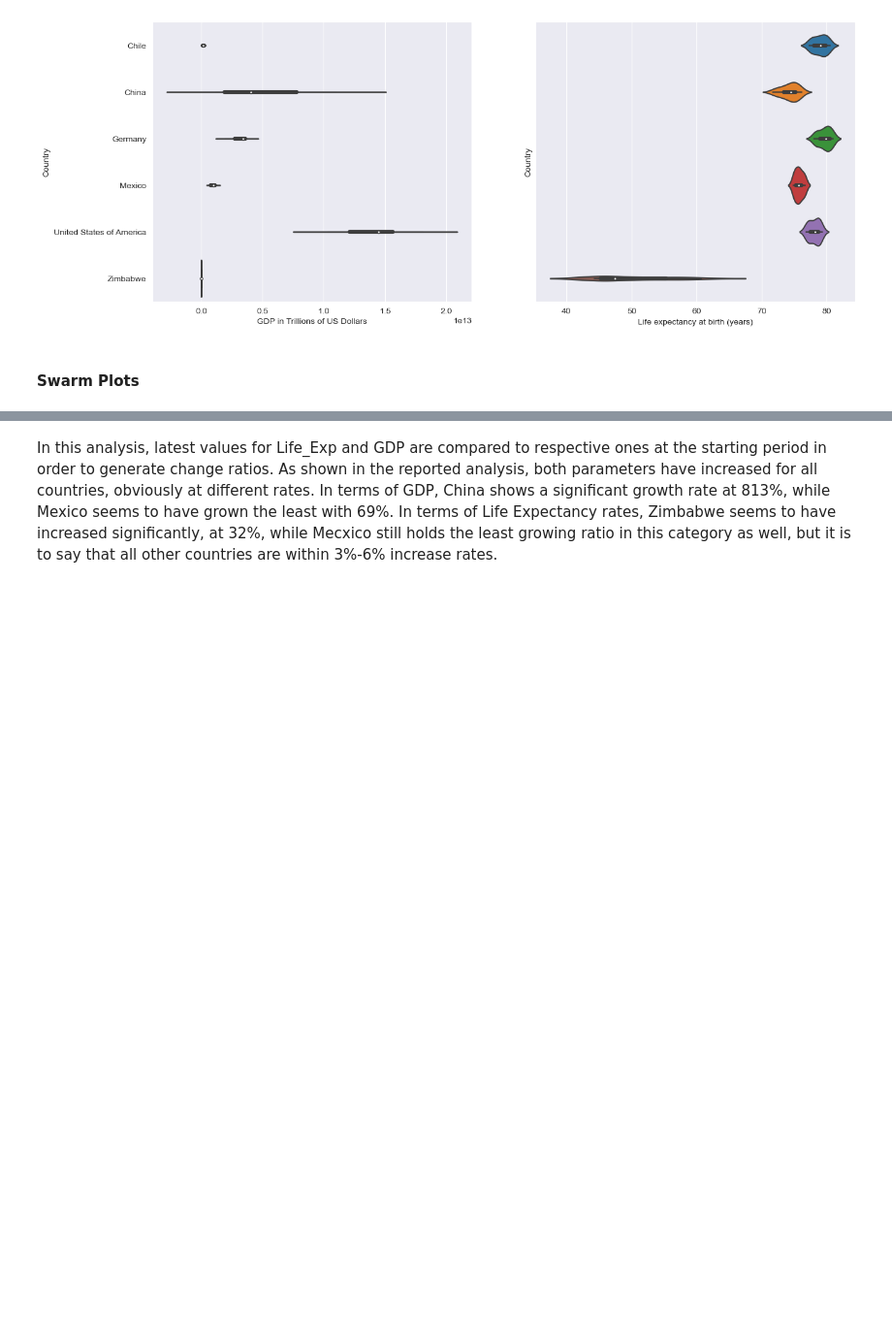
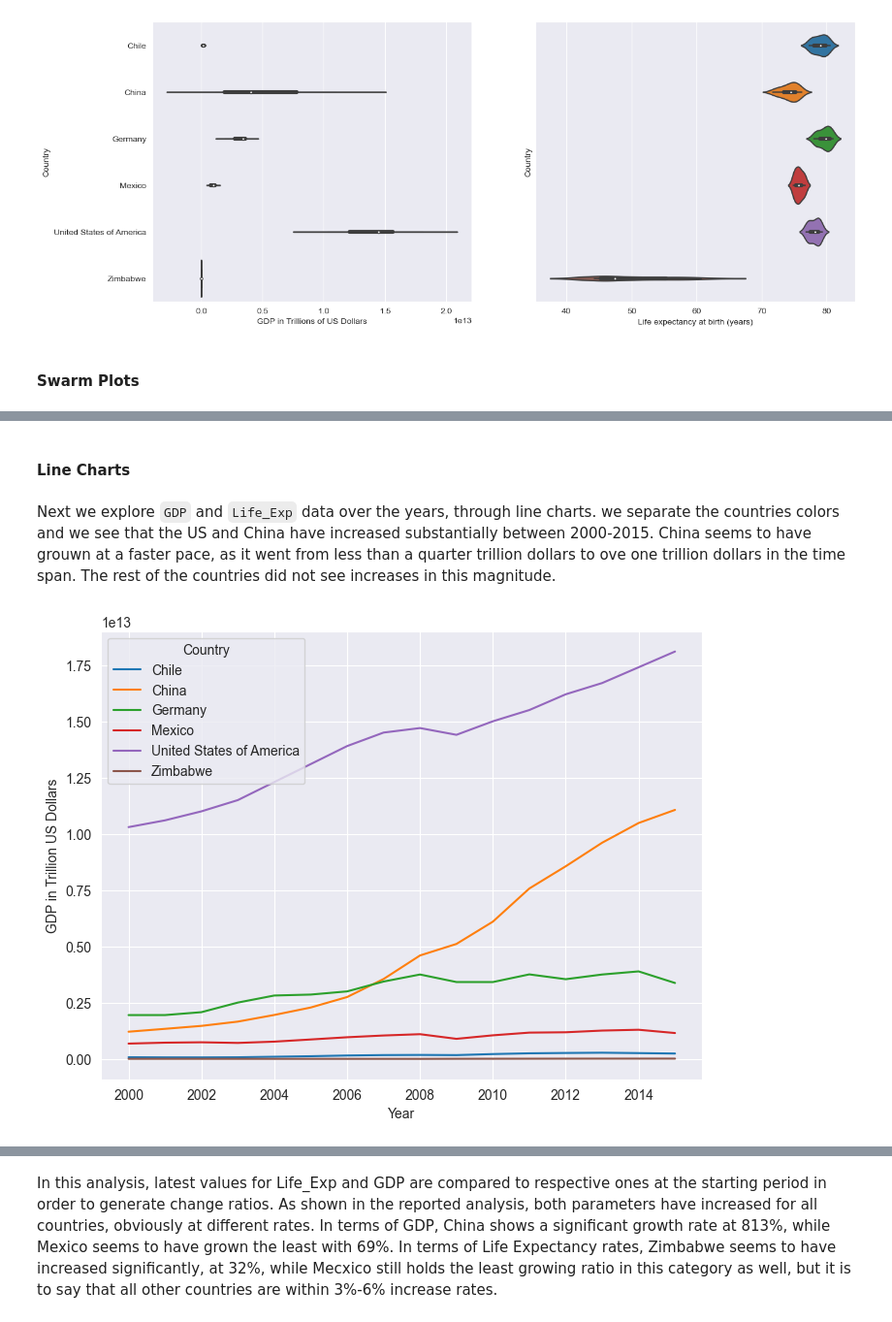
Before and after one commit to dorinMaraku/Life-Expectancy-and-GDP-Starter, a Jupyter notebook: life_expectancy_gdp.ipynb, the cells around one changed output, grey strips where cells are left out. Shown at 97% size. Saved outputs shown, nothing was run; the diff lists cells and outputs as text; code cells hidden in the pictures; blank space fills up the shorter version.

```diff
--- a/life_expectancy_gdp.ipynb
+++ b/life_expectancy_gdp.ipynb
@@ -186,0 +198,13 @@ plt.close()
+# %% [markdown]
+#### Line Charts
+# %% [markdown]
+Next we explore `GDP` and `Life_Exp` data over the years, through line charts.
+we separate the countries colors and we see that the US and China have increased substantially between 2000-2015. China seems to have grouwn at a faster pace, as it went from less than a quarter trillion dollars to ove one trillion dollars in the time span. The rest of the countries did not see increases in this magnitude.
+# %%
+plt.figure(figsize=(8,6))
+sns.lineplot(data=df, x='Year', y='GDP', hue='Country')
+plt.ylabel('GDP in Trillion US Dollars')
+plt.show()
+plt.close()
+# %% [output]
+[figure, added]
```
Also changed, not shown: parts of 34 cells of this notebook.
